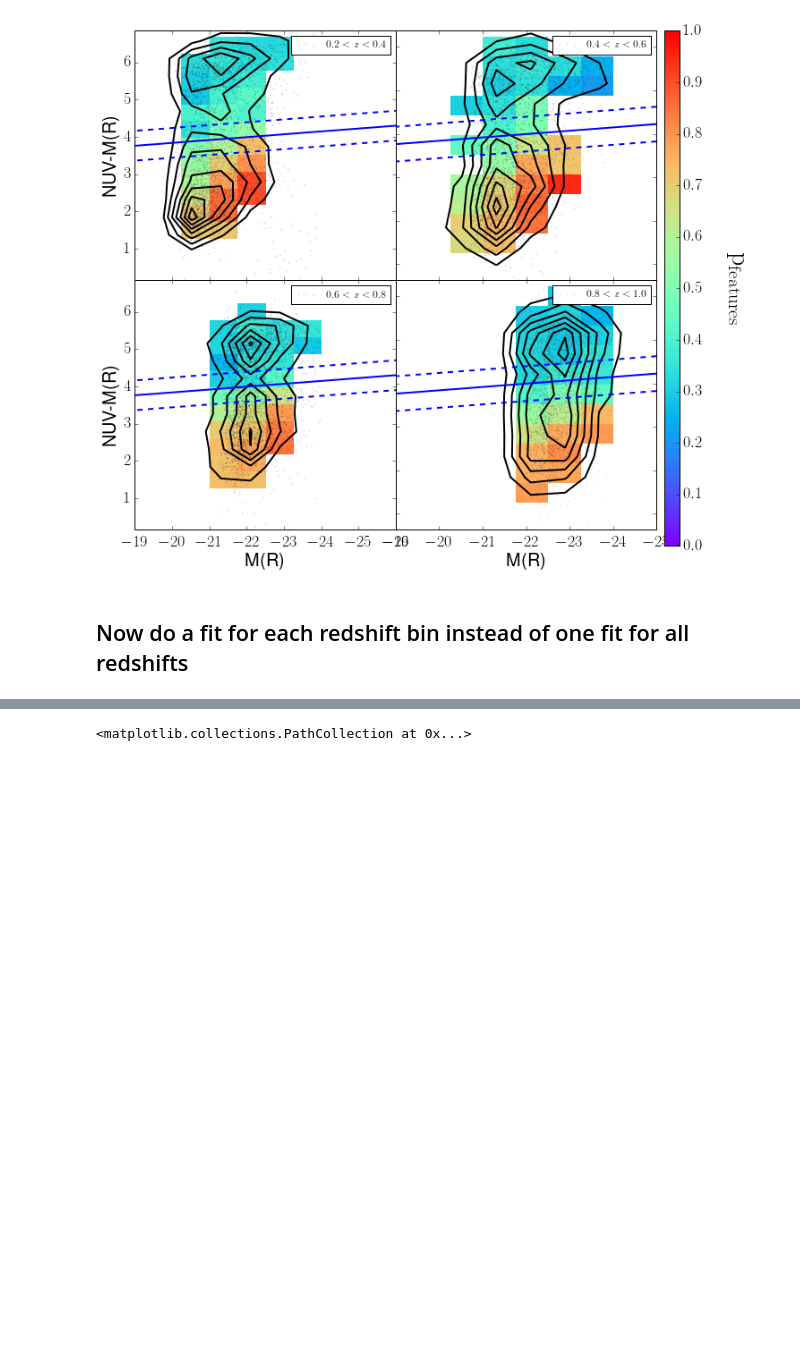
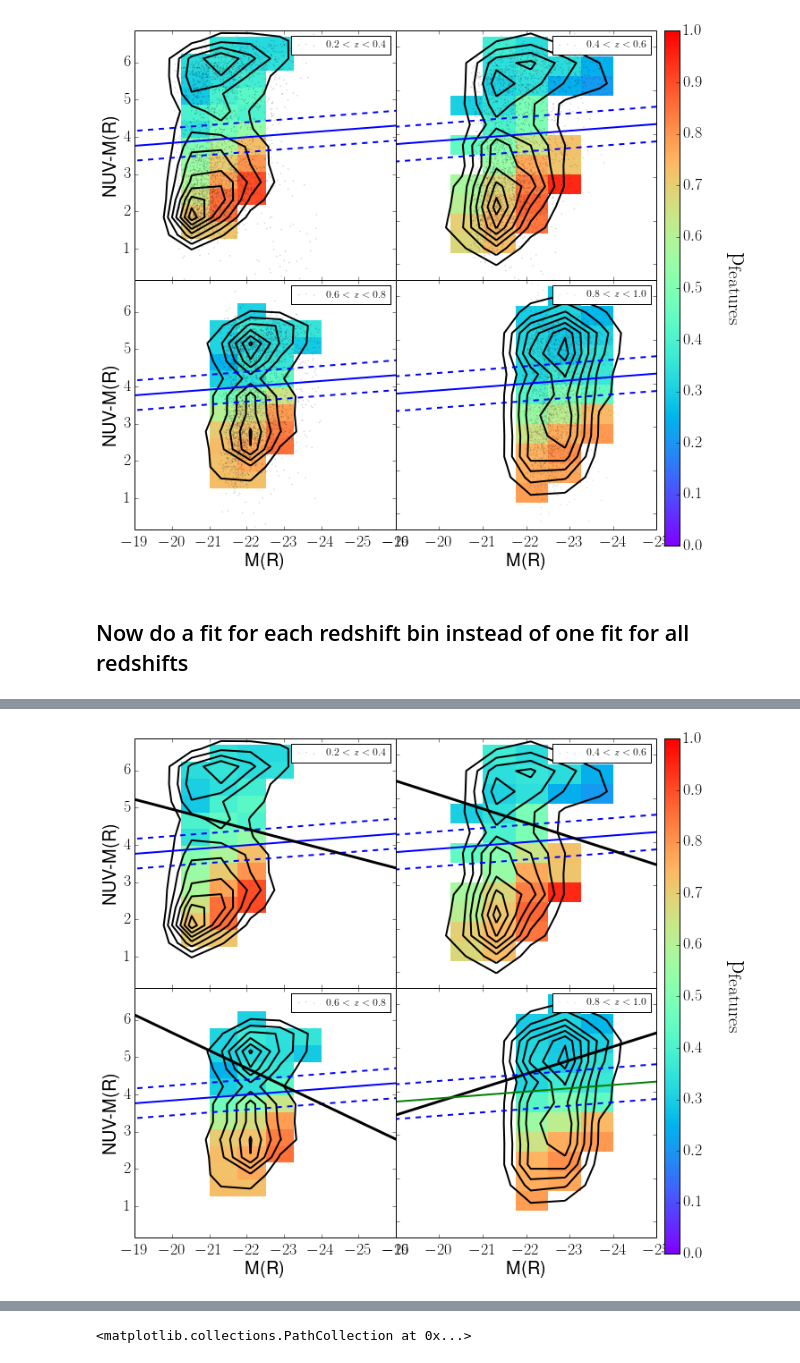
Before and after one commit to Mel23/GZ_Hubble_Science, a Jupyter notebook: Red_Disk_Fraction/red_disks.ipynb, the cells around one changed output, grey strips where cells are left out. Cells and saved outputs as stored; diff of their text form; code cells hidden in the pictures; blank space fills up the shorter version.

```diff
--- a/Red_Disk_Fraction/red_disks.ipynb
+++ b/Red_Disk_Fraction/red_disks.ipynb
@@ -423,0 +600,85 @@ for i in range(0,len(MR_edges)-1):
+# %%
+mpl.rcParams['xtick.labelsize'] = 18
+mpl.rcParams['ytick.labelsize'] = 18
+
+f=plt.figure(figsize=(12,10))
+gs=gridspec.GridSpec(2,2)
+gs.update(wspace=0,hspace=0)
+
+cmap=cm.rainbow
+alpha=.3
+
+gsx=[0,0,1,1]
+gsy=[0,1,0,1]
+labellist=[2,4,6,8]
+
+x=np.linspace(-40,-10,10)
+ax0=plt.subplot(gs[0,0])
+plt.scatter(data[data_list[0]]['MR'],data[data_list[0]]['MNUV']-data[data_list[0]]['MR'],s=.1,alpha=alpha,label='$0.2<z<0.4$')
+plt.contour(colorhist0.T,extent=extent,colors='k',linewidths=2)
+im0=ax0.imshow(this_hist0,origin='lower',extent=extent,interpolation='nearest',cmap=cmap,vmin=0,vmax=1)
+plt.plot(x,2.3-.077*x,lw=2)
+plt.plot(x,1.9-.077*x,lw=2,ls='dashed',c='b')
+plt.plot(x,2.7-.077*x,lw=2,ls='dashed',c='b')
+plt.plot(x,polyval(p_color_cut_2_4,x),c='k',lw=3)
+plt.ylim(-1,8)
+plt.xlim(-26,-19)
+plt.tick_params(labelbottom='off')
+plt.ylabel('NUV-M(R)',fontsize=20)
+plt.legend()
+plt.gca().invert_xaxis()
+
+ax1=plt.subplot(gs[0,1])
+plt.scatter(data[data_list[1]]['MR'],data[data_list[1]]['MNUV']-data[data_list[1]]['MR'],s=.1,alpha=alpha,label='$0.4<z<0.6$')
+plt.contour(colorhist1.T,extent=extent,colors='k',linewidths=2)
+im1=ax1.imshow(this_hist1,origin='lower',extent=extent,interpolation='nearest',cmap=cmap,vmin=0,vmax=1)
+plt.tick_params(labelleft='off',labelbottom='off')
+plt.plot(x,2.3-.077*x,lw=2)
+plt.plot(x,1.9-.077*x,lw=2,ls='dashed',c='b')
+plt.plot(x,2.7-.077*x,lw=2,ls='dashed',c='b')
+plt.plot(x,polyval(p_color_cut_4_6,x),c='k',lw=3)
+
+plt.ylim(-1,8)
+plt.xlim(-26,-19)
+plt.gca().invert_xaxis()
+plt.legend()
+
+ax2=plt.subplot(gs[1,0],sharex=ax0)
+plt.scatter(data[data_list[2]]['MR'],data[data_list[2]]['MNUV']-data[data_list[2]]['MR'],s=.1,alpha=alpha,label='$0.6<z<0.8$')
+plt.contour(colorhist2.T,extent=extent,colors='k',linewidths=2)
+im2=ax2.imshow(this_hist2,origin='lower',extent=extent,interpolation='nearest',cmap=cmap,vmin=0,vmax=1)
+plt.plot(x,2.3-.077*x,lw=2)
+plt.plot(x,1.9-.077*x,lw=2,ls='dashed',c='b')
+plt.plot(x,2.7-.077*x,lw=2,ls='dashed',c='b')
+plt.ylim(-1,8)
+plt.xlim(-26,-19)
+plt.plot(x,polyval(p_color_cut_6_8,x),c='k',lw=3)
+plt.gca().invert_xaxis()
+plt.ylabel('NUV-M(R)',fontsize=20)
+plt.xlabel('M(R)',fontsize=20)
+
+plt.legend()
+
+ax3=plt.subplot(gs[1,1],sharex=ax1)
+plt.scatter(data[data_list[3]]['MR'],data[data_list[3]]['MNUV']-data[data_list[3]]['MR'],s=.1,alpha=.2,label='$0.8<z<1.0$')
+plt.contour(colorhist3.T,extent=extent,colors='k',linewidths=2)
+im3=ax3.imshow(this_hist3,origin='lower',extent=extent,interpolation='nearest',cmap=cmap,vmin=0,vmax=1)
+plt.tick_params(labelleft='off')
+plt.plot(x,polyval(p_color_cut_8_1,x),c='k',lw=3)
+
+
+plt.plot(x,2.3-.077*x,lw=2)
+plt.plot(x,1.9-.077*x,lw=2,ls='dashed',c='b')
+plt.plot(x,2.7-.077*x,lw=2,ls='dashed',c='b')
+plt.ylim(-1,8)
+plt.xlim(-25,-19)
+plt.gca().invert_xaxis()
+plt.legend()
+plt.xlabel('M(R)',fontsize=20)
+
+
+f.subplots_adjust(wspace=0, hspace=0,right=.8)
+cbar_ax = f.add_axes([0.81, 0.1, 0.02, 0.8])
+f.colorbar(im0, cax=cbar_ax)
+f.text(0.9, 0.5, r'$\mathrm{p_{features}}$', ha='center', va='center', rotation=270,fontsize=30)
+# %% [output]
@@ -424,3 +686,4 @@ for i in range(0,len(MR_edges)-1):
+[figure, added]
 # %%
 red_sequence = (data['Z']>=0.2) & (data['Z']<=1) & red_cut & mag_cut & (data['MNUV']-data['MR']>(2.7-.077*data['MR']))
 blue_cloud = (data['Z']>=0.2) & (data['Z']<=1) & red_cut & mag_cut & (data['MNUV']-data['MR']<(1.9-.077*data['MR']))
```
Also changed, not shown: parts of 11 cells of this notebook.
